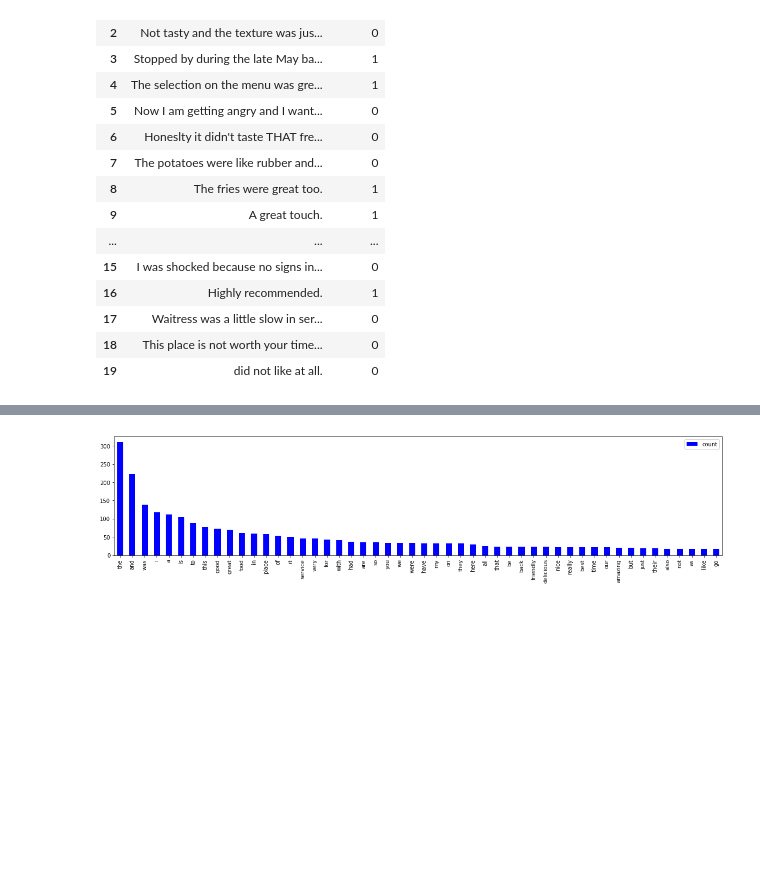
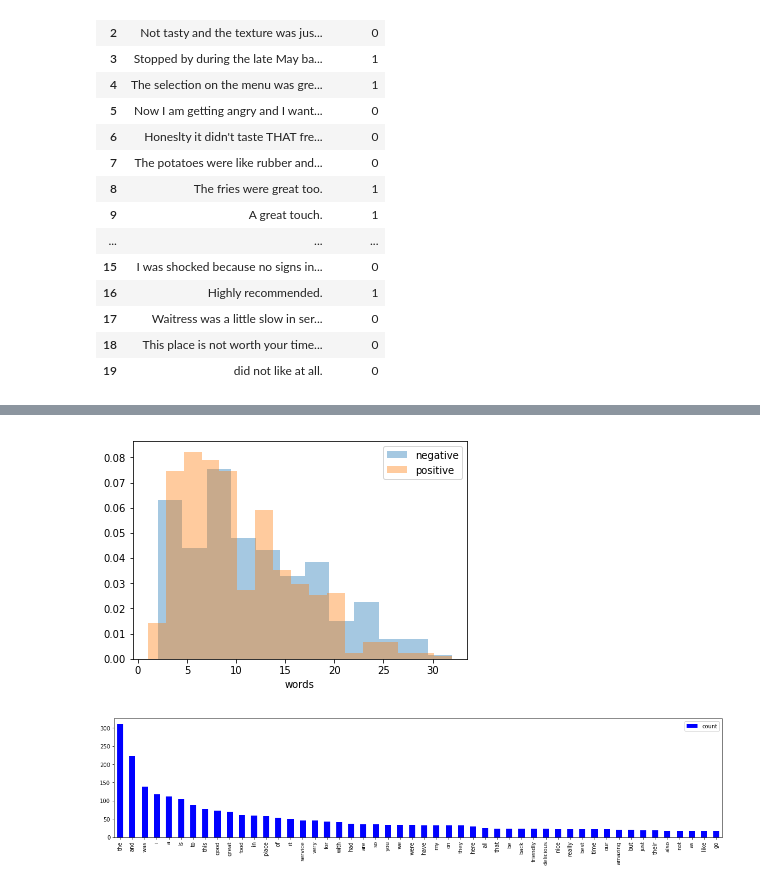
Before and after one commit to LegendaryKim/Thinkful_DSBootCamp, a Jupyter notebook: Challenge_2_2_7_Feedback_analysis.ipynb, the cells around one changed output, grey strips where cells are left out. Saved outputs shown, nothing was run; the diff lists cells and outputs as text; code cells hidden in the pictures; blank space fills up the shorter version.

```diff
--- a/Challenge_2_2_7_Feedback_analysis.ipynb
+++ b/Challenge_2_2_7_Feedback_analysis.ipynb
@@ -390,3 +438,6 @@ df_orig.head(20)
 | 19 | did not like at all. | 0 |
 # %%
 df = df_orig.copy()
+# %%
+df['words'] = df.text.apply(lambda x: len(x.split()))
+df[['positive', 'words']].head(20)
@@ -393,3 +462,10 @@ df = df_orig.copy()
+# %%
+sns.distplot(df.loc[df.positive==0].words, kde=False, norm_hist=True)
+sns.distplot(df.loc[df.positive==1].words, kde=False, norm_hist=True)
+plt.legend(['negative', 'positive'])
+plt.show()
+# %% [output]
+[figure, added]
 # %%
 df.text = df_orig.text.apply(lambda x: featuring_text(x))
 # %%
```
Also changed, not shown: parts of 16 cells of this notebook.
